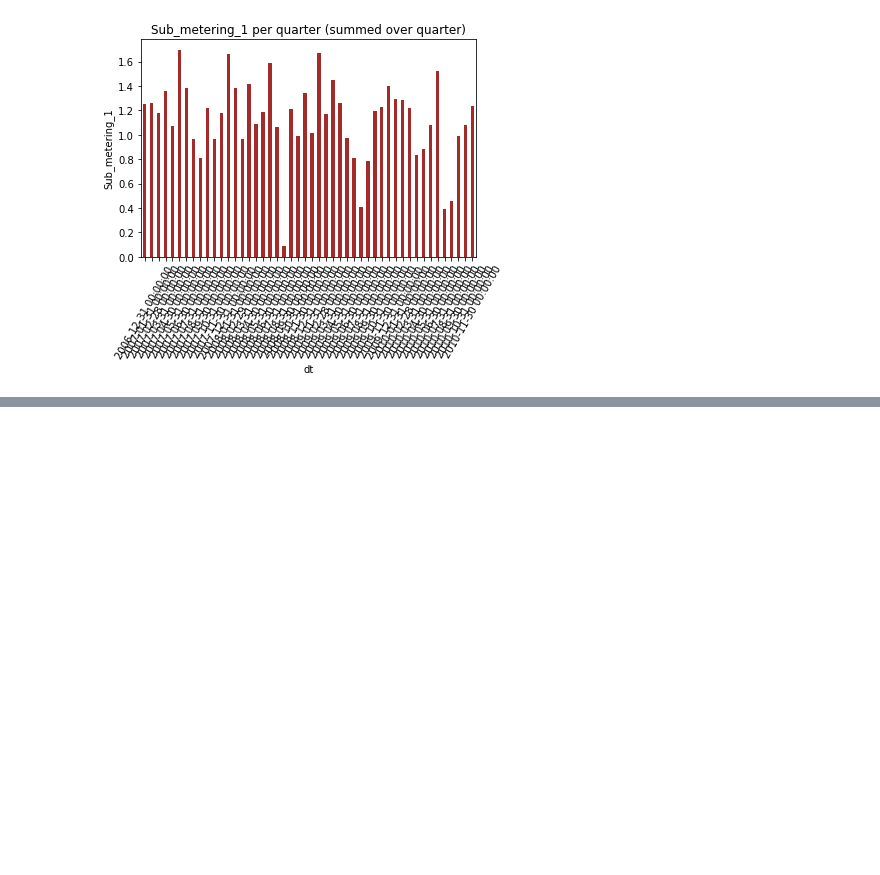
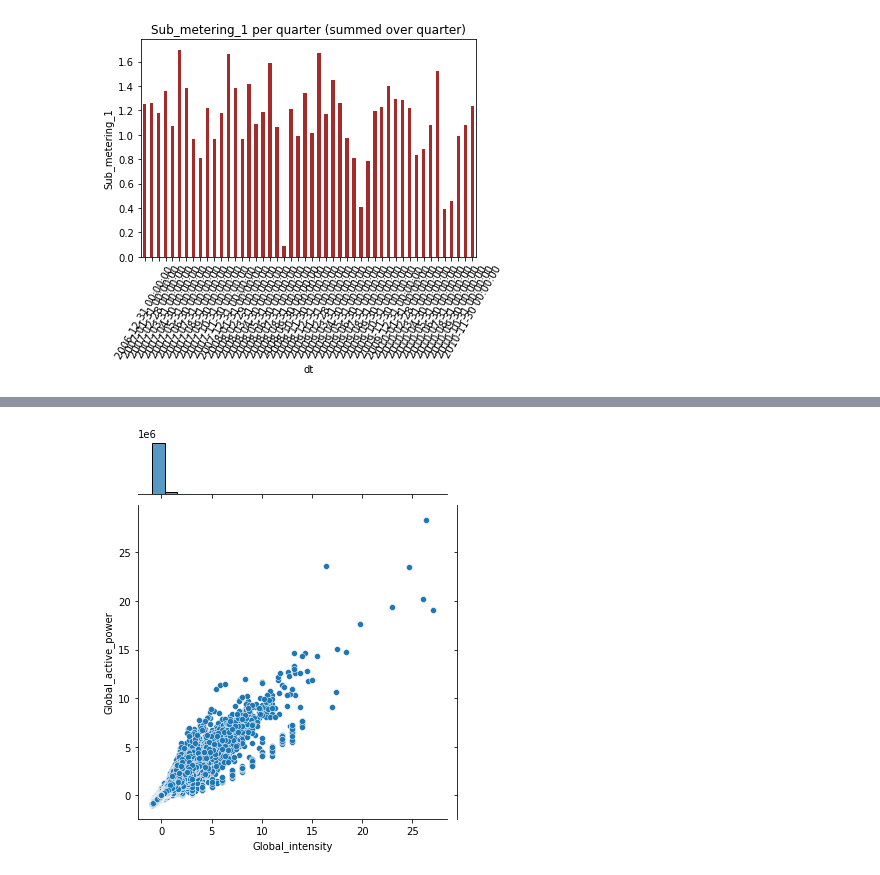
Before and after one commit to HarmanBhutani/ML_projects, a Jupyter notebook: Individual_household_electric_power_consumption.ipynb, the cells around one changed output, grey strips where cells are left out. Saved outputs shown, nothing was run; the diff lists cells and outputs as text; code cells hidden in the pictures; blank space fills up the shorter version.

```diff
--- a/Individual_household_electric_power_consumption.ipynb
+++ b/Individual_household_electric_power_consumption.ipynb
@@ -238,0 +268,7 @@ plt.show()
+# %%
+data_returns = df.pct_change()
+sns.jointplot(x='Global_intensity', y='Global_active_power', data=data_returns)
+
+plt.show()
+# %% [output]
+[figure, added]
```
Also changed, not shown: parts of 6 cells of this notebook.
